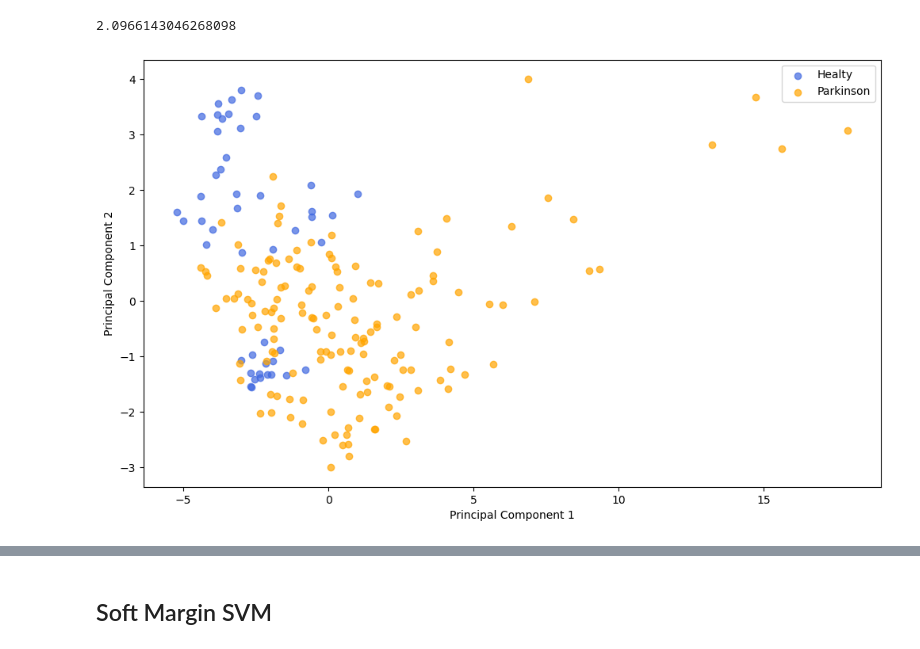
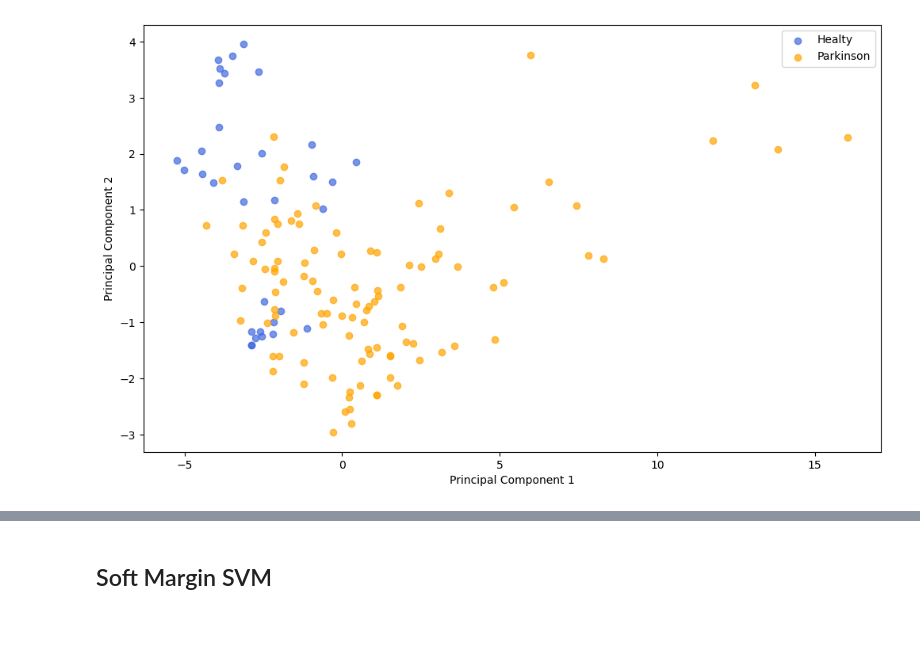
Before and after one commit to Mathieu-R/ldats2470-project, a Jupyter notebook: ldats2470.ipynb, the cells around one changed output, grey strips where cells are left out. Cells and saved outputs as stored; diff of their text form; code cells hidden in the pictures.

```diff
--- a/ldats2470.ipynb
+++ b/ldats2470.ipynb
@@ -141,8 +186,7 @@ def plot_margins(X: npt.NDArray, y: npt.NDArray, support_vectors: npt.NDArray, c
 	ax.set_ylabel("principal component 2")
 
 	plt.show()
-# %%
-plot_data(X, y)
-# %% [output]
-2.0966143046268098
-[figure, removed]
+# %%
+plot_data(X_train, y_train)
+# %% [output]
+[figure, added]
```
Also changed, not shown: parts of 18 cells of this notebook.
